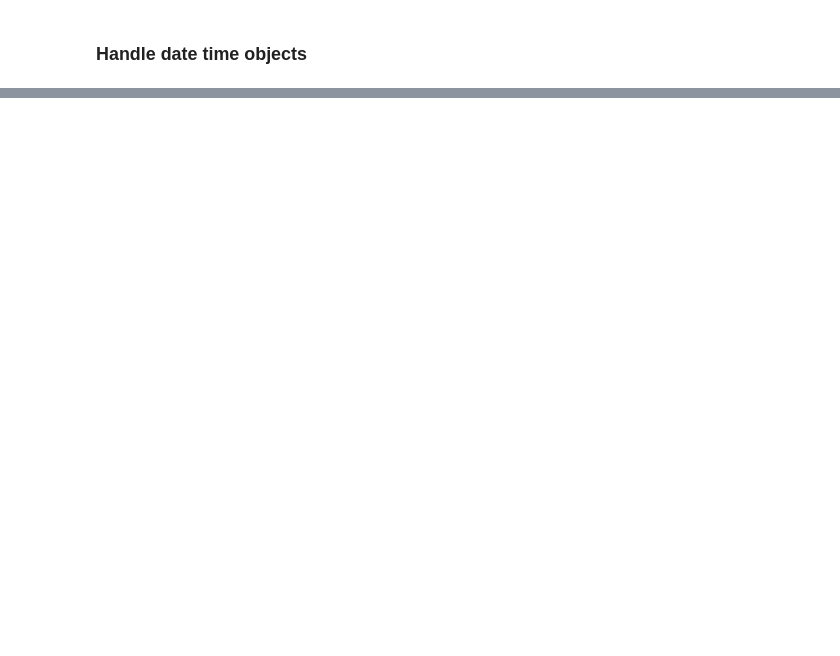
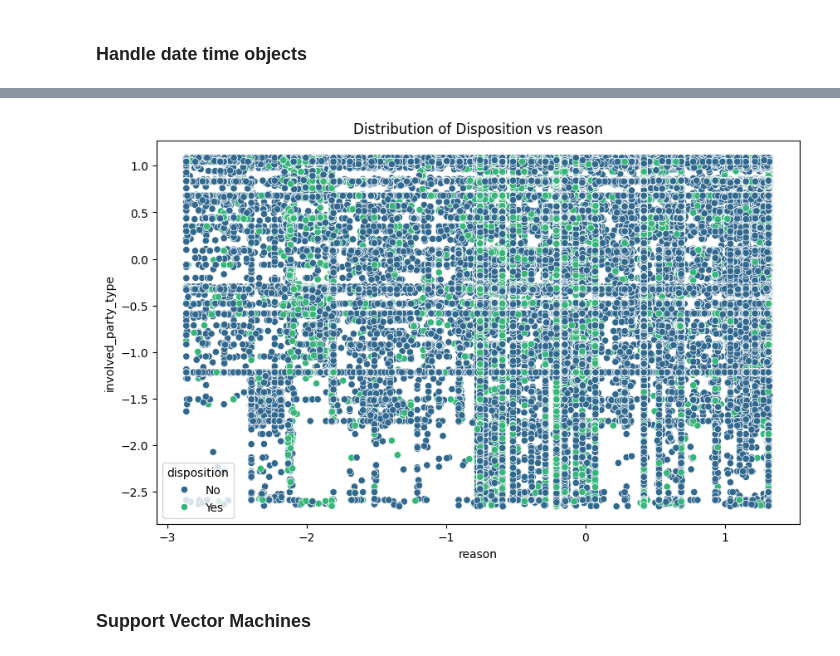
Before and after one commit to gcnabingc/Insurance-conflict-settlements-verdict, a Jupyter notebook: Insurance_complaint_verdict.ipynb, the cells around one changed output, grey strips where cells are left out. Drawn from its saved outputs; the diff is of its cells as text; code cells hidden in the pictures; blank space fills up the shorter version.

```diff
--- a/Insurance_complaint_verdict.ipynb
+++ b/Insurance_complaint_verdict.ipynb
@@ -338,0 +555,14 @@ np.save('val_accuracy.npy', val_accuracy)
+# %%
+# Get the index of the most important feature
+second_most_important_index = indices[1]
+
+# Get the name of the most important feature
+second_most_important_feature = X.columns[second_most_important_index]
+
+# Plot the distribution of the target variable against the most important feature
+plt.figure(figsize=(10, 6))
+sns.scatterplot(x=second_most_important_feature, y='involved_party_type', hue='disposition', data=df, palette='viridis')
+plt.title(f'Distribution of Disposition vs {second_most_important_feature}')
+plt.show()
+# %% [output]
+[figure, added]
@@ -338,0 +590,2 @@ np.save('val_accuracy.npy', val_accuracy)
+# %% [markdown]
+### Support Vector Machines
```
Also changed, not shown: parts of 26 cells of this notebook.
